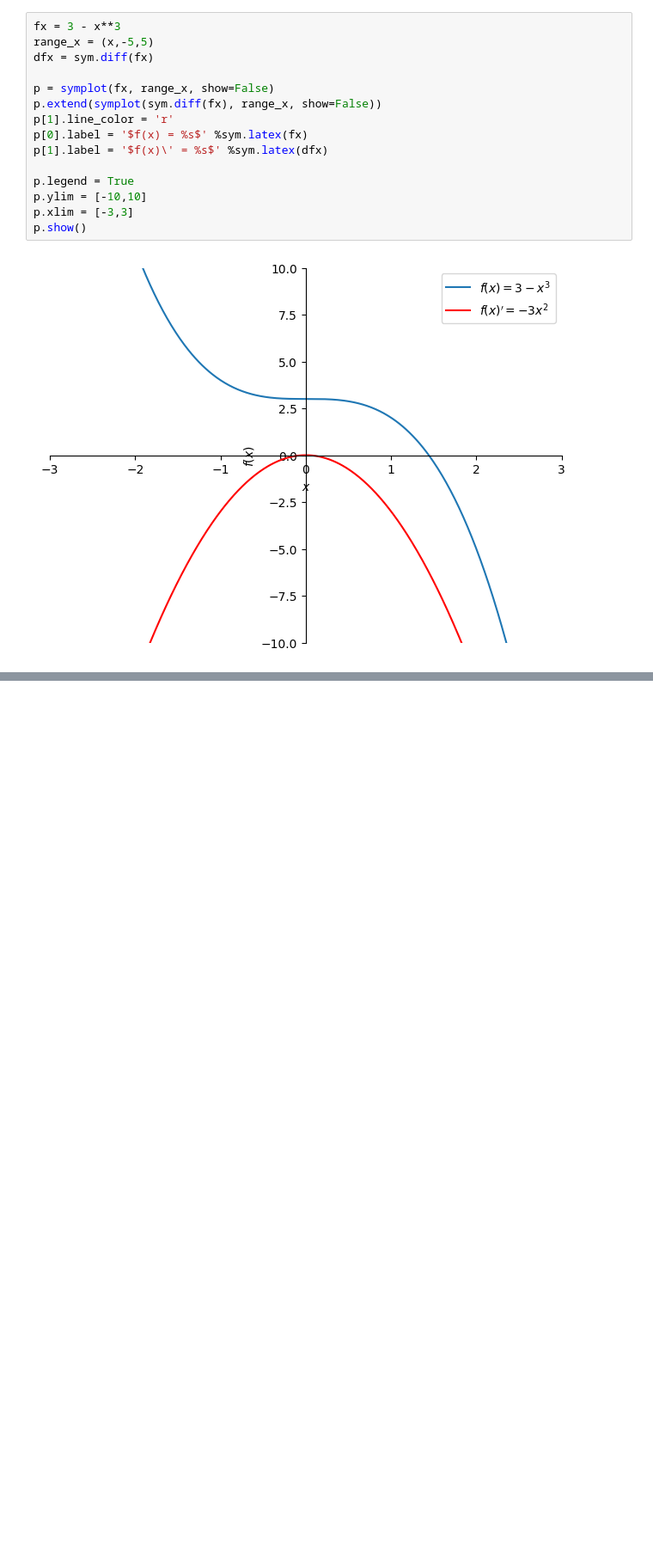
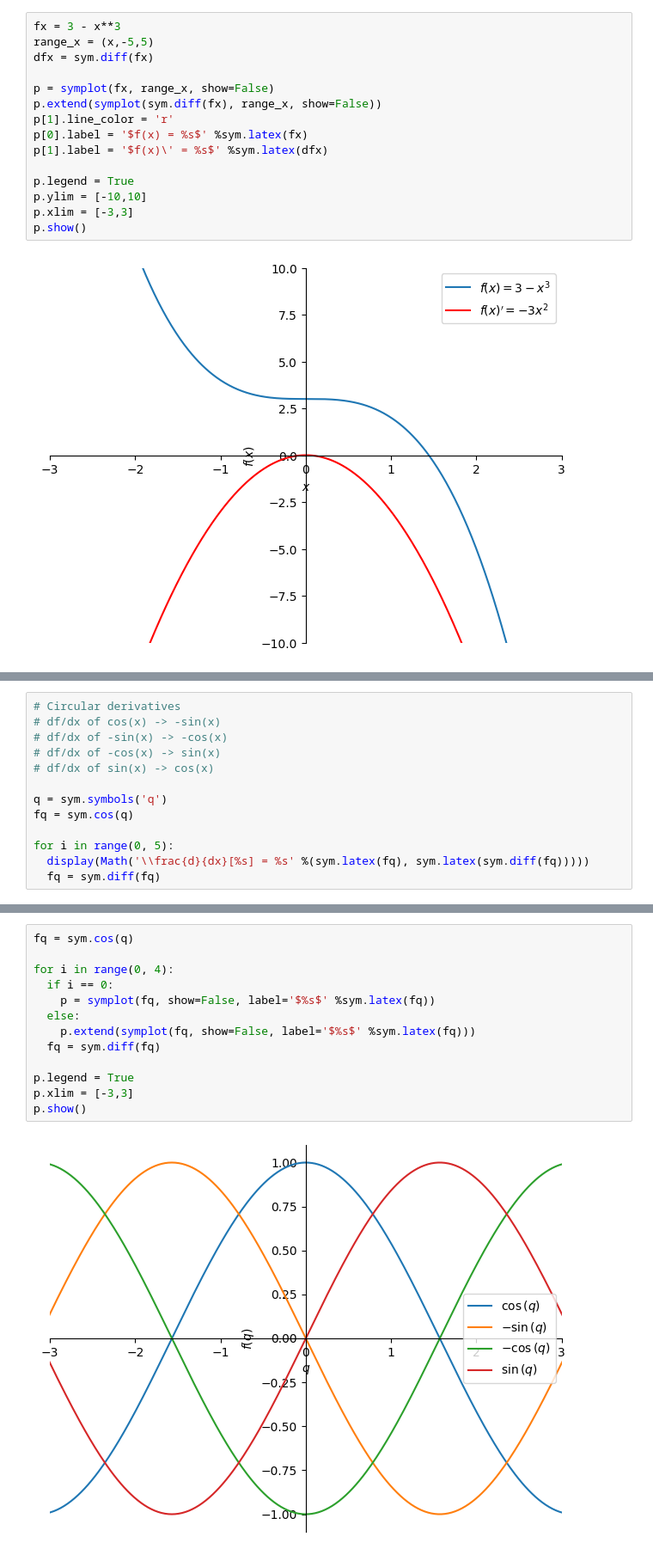
Before and after one commit to rtharris619/ProjectMath, a Jupyter notebook: Calculus/calculus.ipynb, the cells around one changed output, grey strips where cells are left out. Shown at 86% size. Drawn from its saved outputs; the diff is of its cells as text; blank space fills up the shorter version.

```diff
--- a/Calculus/calculus.ipynb
+++ b/Calculus/calculus.ipynb
@@ -184,0 +228,13 @@ p.show()
+# %%
+# Circular derivatives
+# df/dx of cos(x) -> -sin(x)
+# df/dx of -sin(x) -> -cos(x)
+# df/dx of -cos(x) -> sin(x)
+# df/dx of sin(x) -> cos(x)
+
+q = sym.symbols('q')
+fq = sym.cos(q)
+
+for i in range(0, 5):
+  display(Math('\\frac{d}{dx}[%s] = %s' %(sym.latex(fq), sym.latex(sym.diff(fq)))))
+  fq = sym.diff(fq)
@@ -184,0 +247,15 @@ p.show()
+# %%
+fq = sym.cos(q)
+
+for i in range(0, 4):
+  if i == 0:
+    p = symplot(fq, show=False, label='$%s$' %sym.latex(fq))
+  else:
+    p.extend(symplot(fq, show=False, label='$%s$' %sym.latex(fq)))
+  fq = sym.diff(fq)
+
+p.legend = True
+p.xlim = [-3,3]
+p.show()
+# %% [output]
+[figure, added]
```
Also changed, not shown: parts of 9 cells of this notebook, 1 other file.
